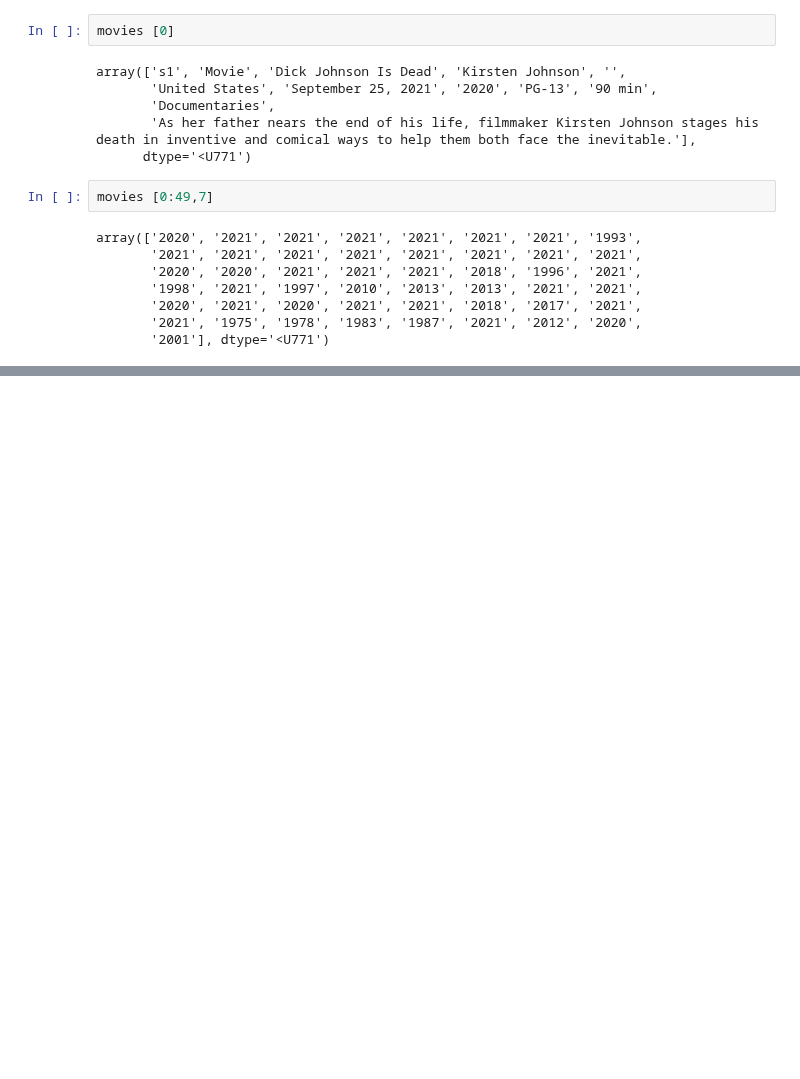
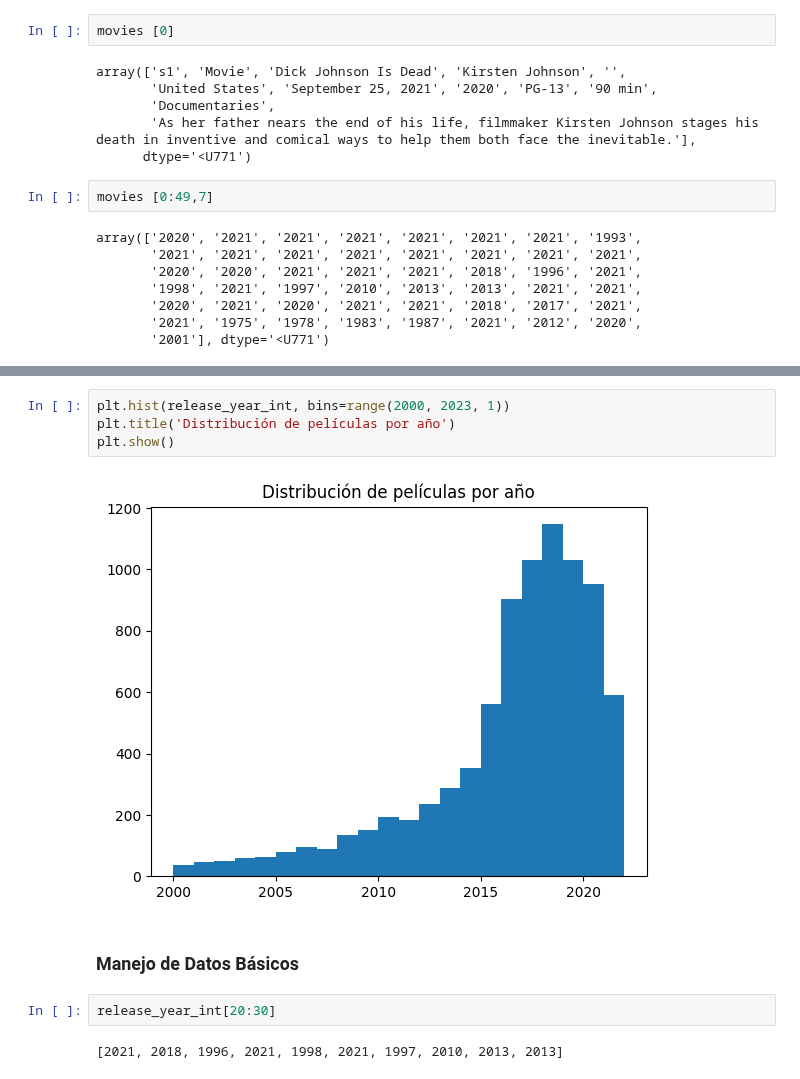
Before and after one commit to Benmaza/Benmaza, a Jupyter notebook: EBAC/20_Modulos_paquetes.ipynb, the cells around one changed output, grey strips where cells are left out. Cells and saved outputs as stored; diff of their text form; blank space fills up the shorter version.

```diff
--- a/EBAC/20_Modulos_paquetes.ipynb
+++ b/EBAC/20_Modulos_paquetes.ipynb
@@ -105,0 +131,12 @@ array(['2020', '2021', '2021', '2021', '2021', '2021', '2021', '1993',
+# %%
+plt.hist(release_year_int, bins=range(2000, 2023, 1))
+plt.title('Distribución de películas por año')
+plt.show()
+# %% [output]
+[figure, added]
+# %% [markdown]
+### Manejo de Datos Básicos
+# %%
+release_year_int[20:30]
+# %% [output]
+[2021, 2018, 1996, 2021, 1998, 2021, 1997, 2010, 2013, 2013]
```
Also changed, not shown: parts of 16 cells of this notebook, 7 other files.
